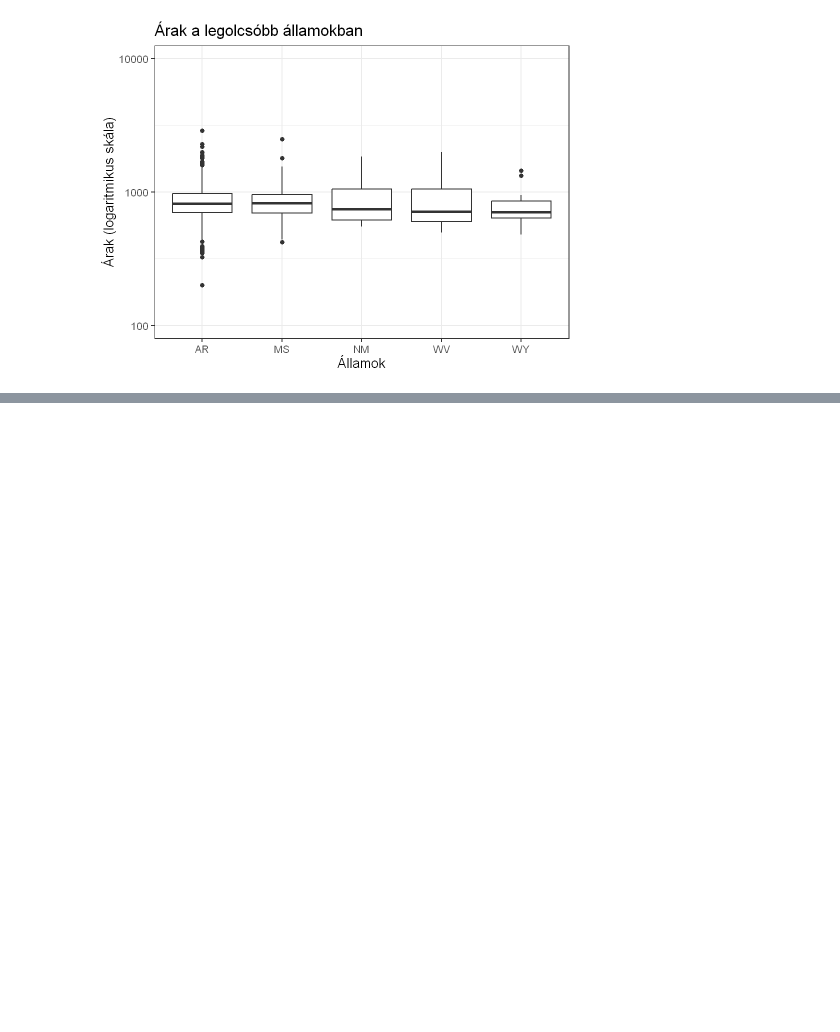
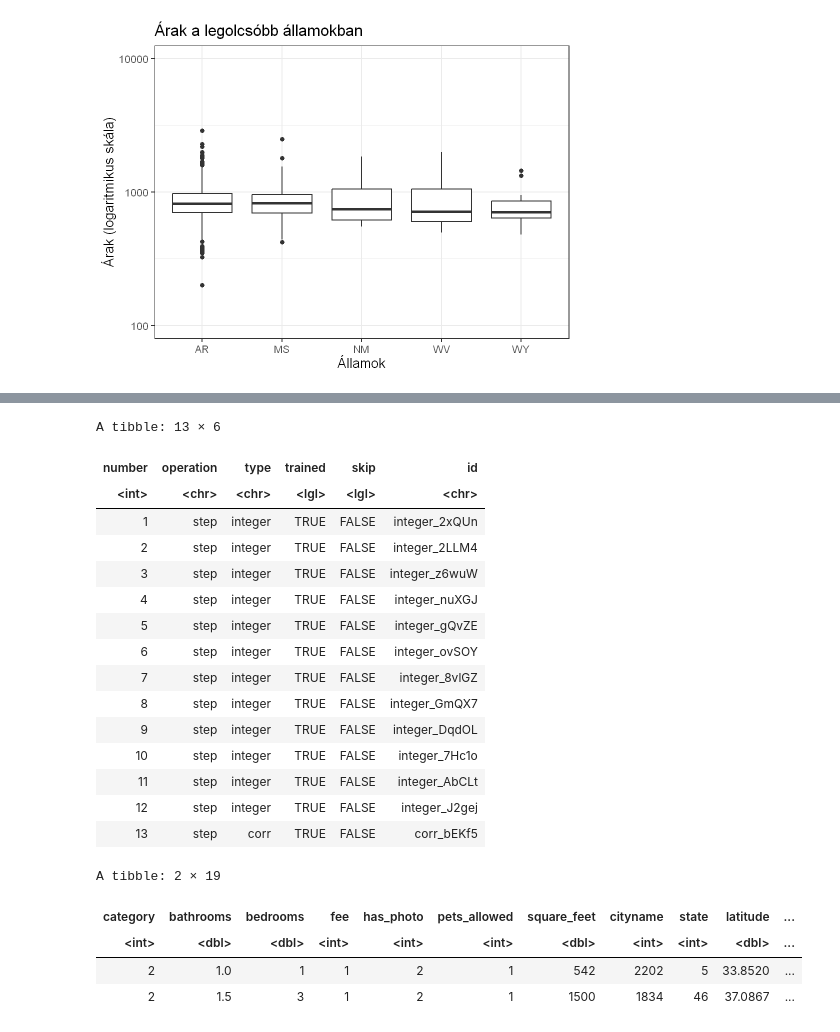
Before and after one commit to N0-0BIE/EX9BLV_ABTG, a Jupyter notebook: code/project.ipynb, the cells around one changed output, grey strips where cells are left out. Saved outputs shown, nothing was run; the diff lists cells and outputs as text; code cells hidden in the pictures; blank space fills up the shorter version.

Commit message:
Lineáris regresszió + KNN modellek, plusz grafikonok

```diff
--- a/code/project.ipynb
+++ b/code/project.ipynb
@@ -367,0 +497,47 @@ theme_bw(base_size = 16)
+# %%
+# Modell TODO?
+
+recept = dft %>%
+recipe(price ~ .) %>%
+  step_integer(category) %>%
+  step_integer(fee) %>%
+  step_integer(has_photo) %>%
+  step_integer(pets_allowed) %>%
+  step_integer(cityname) %>%
+  step_integer(state) %>%
+  step_integer(source) %>%
+  step_integer(parking) %>%
+  step_integer(pool) %>%
+  step_integer(gym) %>%
+  step_integer(patio) %>%
+  step_integer(washer) %>%
+step_corr(all_numeric_predictors(), threshold = .9) %>%
+prep()
+
+tidy(recept)
+
+recept %>%
+bake(new_data = NULL) %>%
+head(2)
+# %% [output]
+A tibble: 13 × 6
+| number | operation | type | trained | skip | id |
+| <int> | <chr> | <chr> | <lgl> | <lgl> | <chr> |
+| 1 | step | integer | TRUE | FALSE | integer_2xQUn |
+| 2 | step | integer | TRUE | FALSE | integer_2LLM4 |
+| 3 | step | integer | TRUE | FALSE | integer_z6wuW |
+| 4 | step | integer | TRUE | FALSE | integer_nuXGJ |
+| 5 | step | integer | TRUE | FALSE | integer_gQvZE |
+| 6 | step | integer | TRUE | FALSE | integer_ovSOY |
+| 7 | step | integer | TRUE | FALSE | integer_8vlGZ |
+| 8 | step | integer | TRUE | FALSE | integer_GmQX7 |
+| 9 | step | integer | TRUE | FALSE | integer_DqdOL |
+| 10 | step | integer | TRUE | FALSE | integer_7Hc1o |
+| 11 | step | integer | TRUE | FALSE | integer_AbCLt |
+| 12 | step | integer | TRUE | FALSE | integer_J2gej |
+| 13 | step | corr | TRUE | FALSE | corr_bEKf5 |
+A tibble: 2 × 19
+| category | bathrooms | bedrooms | fee | has_photo | pets_allowed | square_feet | cityname | state | latitude | ... |
+| <int> | <dbl> | <dbl> | <int> | <int> | <int> | <dbl> | <int> | <int> | <dbl> | ... |
+| 2 | 1.0 | 1 | 1 | 2 | 1 | 542 | 2202 | 5 | 33.8520 | ... |
+| 2 | 1.5 | 3 | 1 | 2 | 1 | 1500 | 1834 | 46 | 37.0867 | ... |
```
Also changed, not shown: parts of 13 cells of this notebook.
